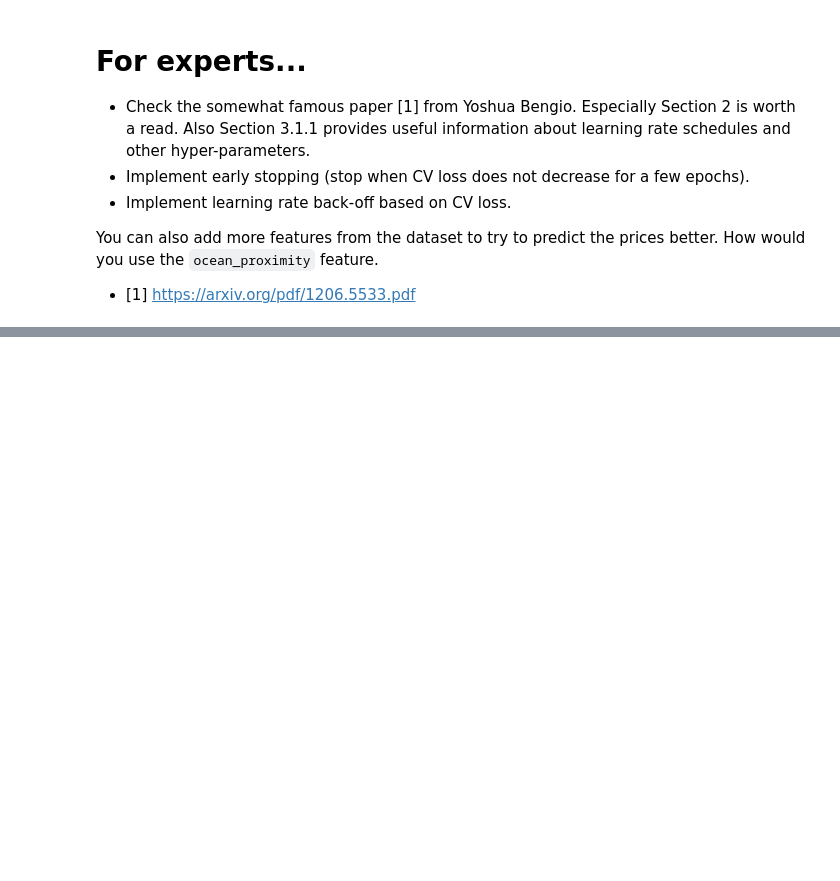
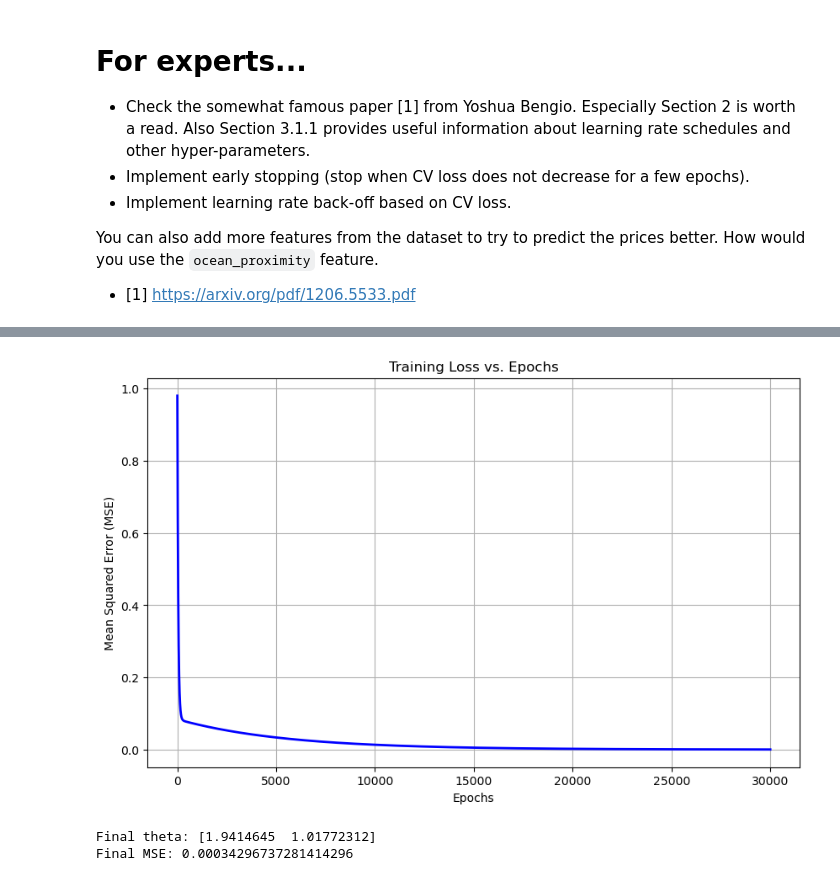
Before and after one commit to saadmann18/statistical-and-machine-learning-exercises, a Jupyter notebook: Exercise/Practice 2 Least squares SGD/p2_WorkedExample.ipynb, the cells around one changed output, grey strips where cells are left out. Drawn from its saved outputs; the diff is of its cells as text; code cells hidden in the pictures; blank space fills up the shorter version.

```diff
--- a/Exercise/Practice 2 Least squares SGD/p2_WorkedExample.ipynb
+++ b/Exercise/Practice 2 Least squares SGD/p2_WorkedExample.ipynb
@@ -478,0 +516,20 @@ How would you use the `ocean_proximity` feature.
+# %%
+import numpy as np
+x = np.array([[1,2], [1,4]])
+y_gt = np.array([4, 6])
+theta = np.array([1.001, 1.003])
+#prediction
+y = np.matmul(x , theta)
+print(y)
+#error
+error = y - y_gt
+print("error: ", error)
+#mse
+print("mse: ",((error[0])**2 + error[1]**2)/2)
+#gradient
+grad = np.matmul(x, y) - np.matmul(np.matmul(x, x.T), theta)
+print("grad: ", grad)
+#new theta
+LR = 0.001
+new_theta = theta - LR * grad
+print("new theta: ", new_theta)
@@ -478,0 +601,53 @@ How would you use the `ocean_proximity` feature.
+# %%
+import numpy as np
+import matplotlib.pyplot as plt
+
+# Initialize data and parameters
+x = np.array([[1,2], [1,4]])
+y_gt = np.array([4, 6])
+theta = np.array([1.001, 1.003])
+LR = 0.001
+epochs = 30000
+
+# Lists to store loss and epoch values
+loss_history = []
+epoch_list = []
+
+print(f"Initial theta: {theta}")
+
+for epoch in range(epochs):
+    # Prediction
+    y = np.matmul(x, theta)
+
+    # Error
+    error = y - y_gt
+
+    # MSE
+    mse = ((error[0])**2 + error[1]**2)/2
+    loss_history.append(mse)
+    epoch_list.append(epoch)
+
+    # Gradient
+    grad = np.matmul(x.T, y - y_gt) / len(y_gt)
+
+    # Update theta
+    theta = theta - LR * grad
+
+        # Print progress every 100 epochs
+    if (epoch + 1) % 100 == 0:
+        print(f"\nEpoch {epoch + 1}:")
+        print(f"  MSE: {mse}")
+        print(f"  Theta: {theta}")
+
+# Plotting the loss curve
+plt.figure(figsize=(10, 6))
+plt.plot(epoch_list, loss_history, 'b-', linewidth=2)
+plt.title('Training Loss vs. Epochs')
+plt.xlabel('Epochs')
+plt.ylabel('Mean Squared Error (MSE)')
+plt.grid(True)
+plt.show()
+
+print("\nFinal theta:", theta)
+print("Final MSE:", loss_history[-1])
+# %% [output]
@@ -478,0 +671,3 @@ How would you use the `ocean_proximity` feature.
+[figure, added]
+Final theta: [1.9414645  1.01772312]
+Final MSE: 0.00034296737281414296
```
Also changed, not shown: parts of 13 cells of this notebook.
